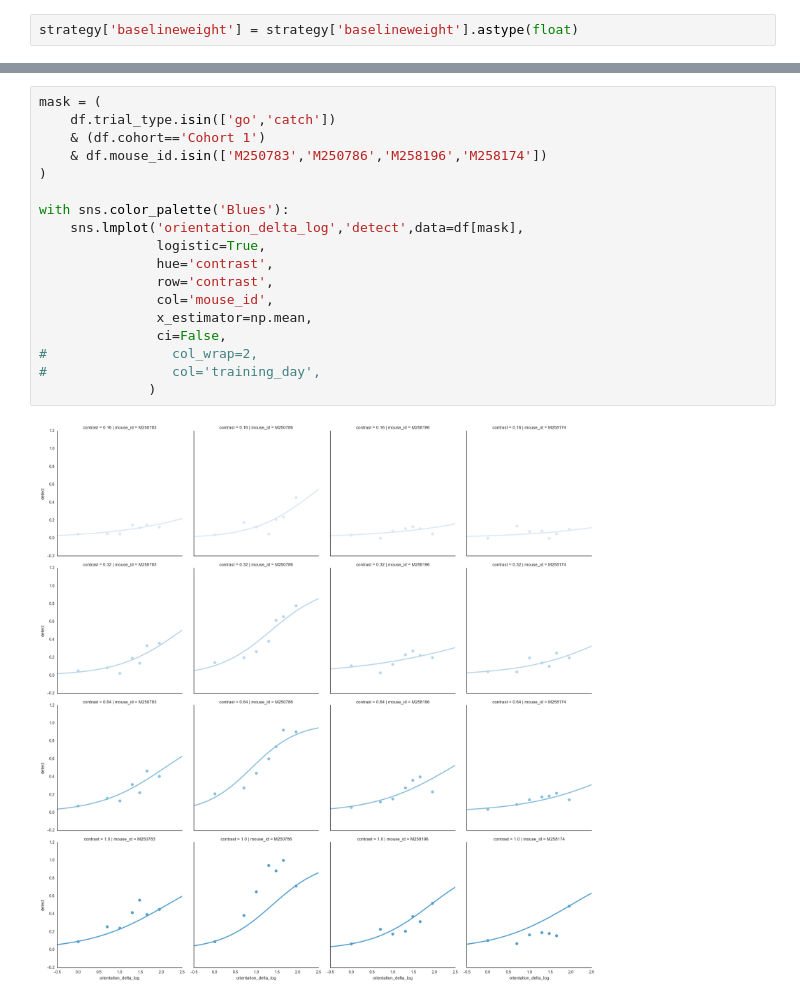
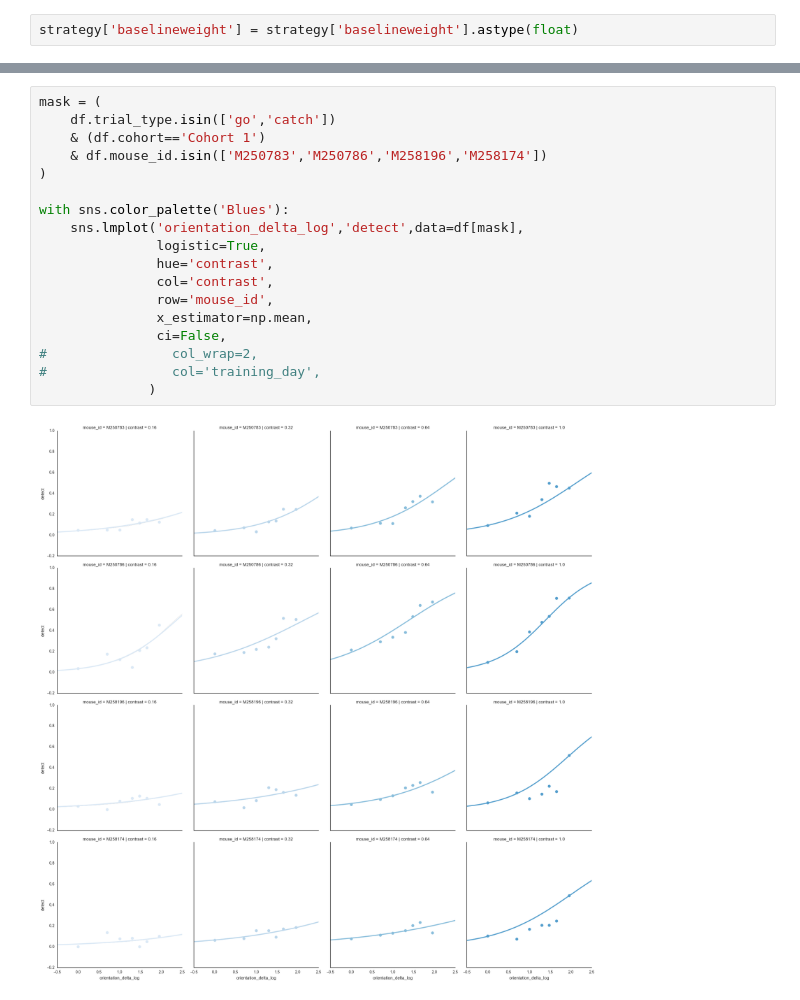
Before and after one commit to AllenInstitute/visual_behavior_analysis, a Jupyter notebook: notebooks/2016.10.19 - Modelling Strategy.ipynb, the cells around one changed output, grey strips where cells are left out. Saved outputs shown, nothing was run; the diff lists cells and outputs as text.

```diff
--- a/notebooks/2016.10.19 - Modelling Strategy.ipynb
+++ b/notebooks/2016.10.19 - Modelling Strategy.ipynb
@@ -755,20 +727,20 @@ plt.legend()
 # %%
 mask = (
     df.trial_type.isin(['go','catch'])
     & (df.cohort=='Cohort 1')
     & df.mouse_id.isin(['M250783','M250786','M258196','M258174'])
 )
 
 with sns.color_palette('Blues'):
     sns.lmplot('orientation_delta_log','detect',data=df[mask],
                logistic=True,
                hue='contrast',
-               row='contrast',
-               col='mouse_id',
+               col='contrast',
+               row='mouse_id',
                x_estimator=np.mean,
                ci=False,
 #                col_wrap=2,
 #                col='training_day',
               )
 # %% [output]
-[figure, old version]
+[figure, new version]
```
Also changed, not shown: parts of 38 cells of this notebook, 1 other file.
